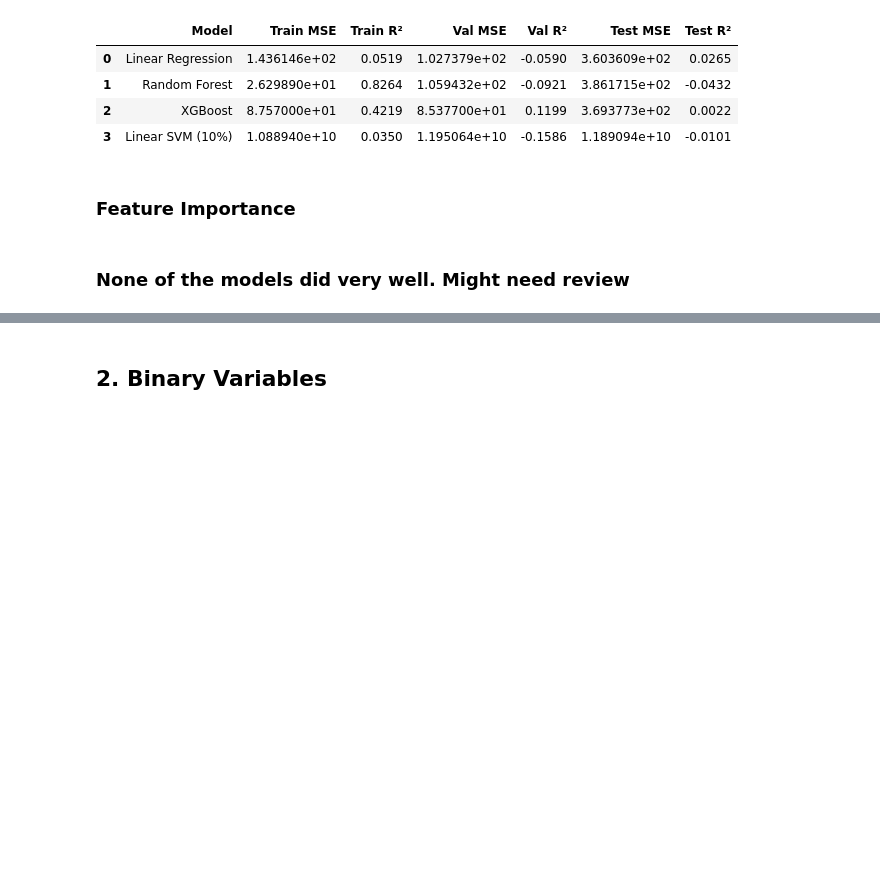
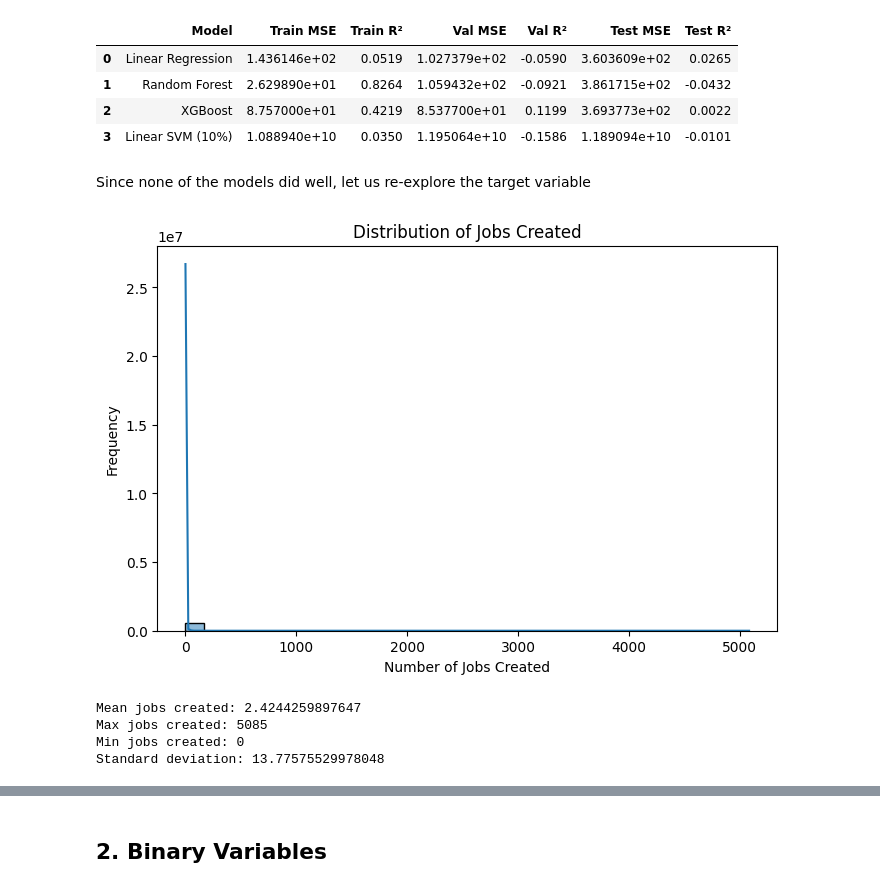
Before and after one commit to ogingaj/machine-learning-using-SBA-loan-data, a Jupyter notebook: modeling_algorithm.ipynb, the cells around one changed output, grey strips where cells are left out. Cells and saved outputs as stored; diff of their text form; code cells hidden in the pictures; blank space fills up the shorter version.

```diff
--- a/modeling_algorithm.ipynb
+++ b/modeling_algorithm.ipynb
@@ -1067,6 +1051,31 @@ results_df_jobs
 | 2 | XGBoost | 8.757000e+01 | 0.4219 | 8.537700e+01 | 0.1199 | 3.693773e+02 | 0.0022 |
 | 3 | Linear SVM (10%) | 1.088940e+10 | 0.0350 | 1.195064e+10 | -0.1586 | 1.189094e+10 | -0.0101 |
 # %% [markdown]
-### Feature Importance
+Since none of the models did well, let us re-explore the target variable
-# %% [markdown]
-### None of the models did very well. Might need review
+# %%
+# Histogram of CreateJob
+plt.figure(figsize=(8,5))
+sns.histplot(df['CreateJob'], bins=30, kde=True)
+plt.title('Distribution of Jobs Created')
+plt.xlabel('Number of Jobs Created')
+plt.ylabel('Frequency')
+plt.show()
+# %% [output]
+[figure, added]
+# %%
+# Mean
+print("Mean jobs created:", df['CreateJob'].mean())
+
+# Max
+print("Max jobs created:", df['CreateJob'].max())
+
+# Min
+print("Min jobs created:", df['CreateJob'].min())
+
+# Standard deviation
+print("Standard deviation:", df['CreateJob'].std())
+# %% [output]
+Mean jobs created: 2.4244259897647
+Max jobs created: 5085
+Min jobs created: 0
+Standard deviation: 13.77575529978048
```
Also changed, not shown: parts of 18 cells of this notebook, 4 other files.
